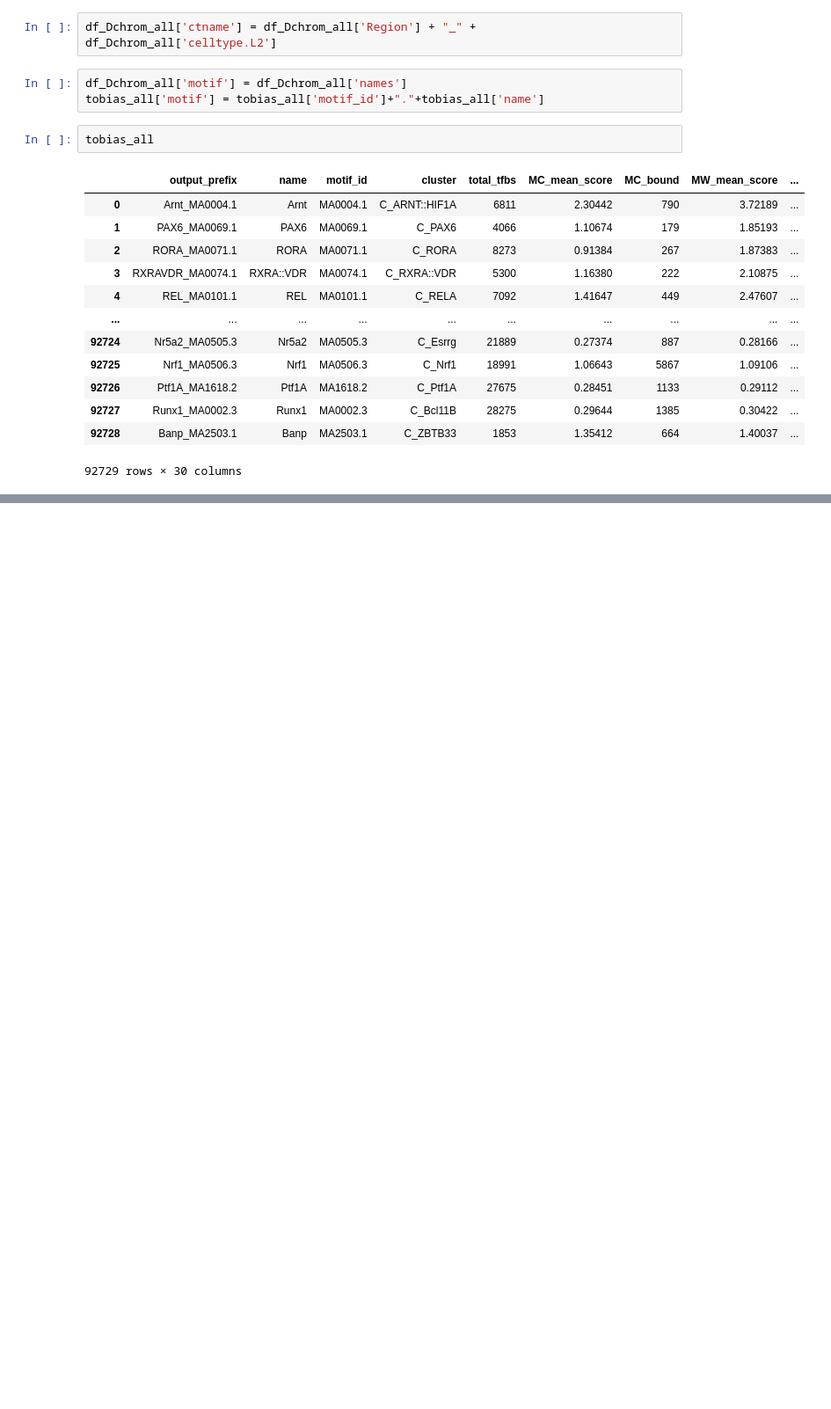
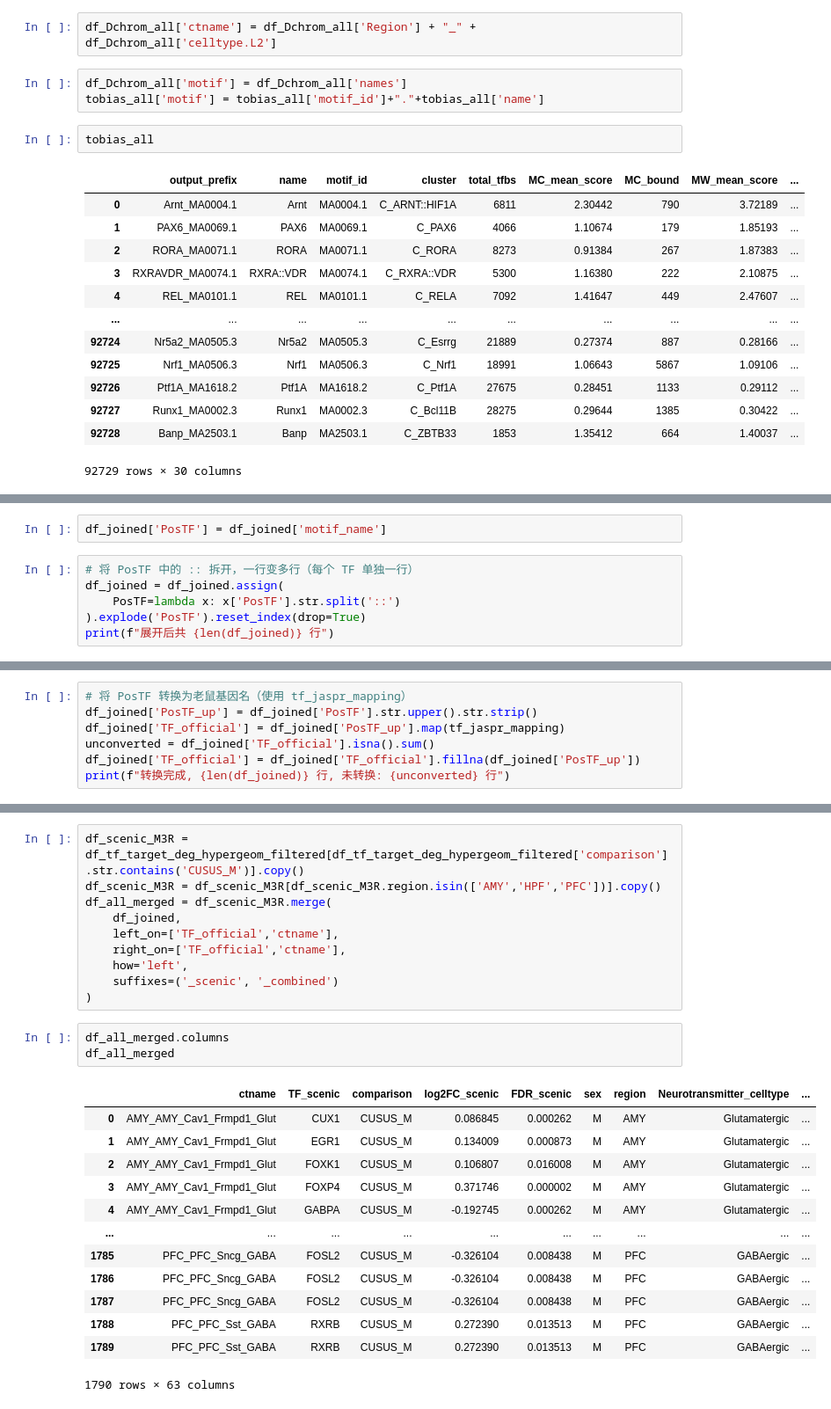
Before and after one commit to juychen/scmmd, a Jupyter notebook: 16smTFtable.ipynb, the cells around one changed output, grey strips where cells are left out. Shown at 88% size. Drawn from its saved outputs; the diff is of its cells as text; blank space fills up the shorter version.

```diff
--- a/16smTFtable.ipynb
+++ b/16smTFtable.ipynb
@@ -327,0 +418,8 @@ tobias_all
+# %%
+df_joined['PosTF'] = df_joined['motif_name']
+# %%
+# 将 PosTF 中的 :: 拆开，一行变多行（每个 TF 单独一行）
+df_joined = df_joined.assign(
+    PosTF=lambda x: x['PosTF'].str.split('::')
+).explode('PosTF').reset_index(drop=True)
+print(f"展开后共 {len(df_joined)} 行")
@@ -327,0 +440,7 @@ tobias_all
+# %%
+# 将 PosTF 转换为老鼠基因名（使用 tf_jaspr_mapping）
+df_joined['PosTF_up'] = df_joined['PosTF'].str.upper().str.strip()
+df_joined['TF_official'] = df_joined['PosTF_up'].map(tf_jaspr_mapping)
+unconverted = df_joined['TF_official'].isna().sum()
+df_joined['TF_official'] = df_joined['TF_official'].fillna(df_joined['PosTF_up'])
+print(f"转换完成, {len(df_joined)} 行, 未转换: {unconverted} 行")
@@ -327,0 +465,27 @@ tobias_all
+# %%
+df_scenic_M3R = df_tf_target_deg_hypergeom_filtered[df_tf_target_deg_hypergeom_filtered['comparison'].str.contains('CUSUS_M')].copy()
+df_scenic_M3R = df_scenic_M3R[df_scenic_M3R.region.isin(['AMY','HPF','PFC'])].copy()
+df_all_merged = df_scenic_M3R.merge(
+    df_joined,
+    left_on=['TF_official','ctname'],
+    right_on=['TF_official','ctname'],
+    how='left',
+    suffixes=('_scenic', '_combined')
+)
+# %%
+df_all_merged.columns
+df_all_merged
+# %% [output]
+|  | ctname | TF_scenic | comparison | log2FC_scenic | FDR_scenic | sex | region | Neurotransmitter_celltype | ... |
+| 0 | AMY_AMY_Cav1_Frmpd1_Glut | CUX1 | CUSUS_M | 0.086845 | 0.000262 | M | AMY | Glutamatergic | ... |
+| 1 | AMY_AMY_Cav1_Frmpd1_Glut | EGR1 | CUSUS_M | 0.134009 | 0.000873 | M | AMY | Glutamatergic | ... |
+| 2 | AMY_AMY_Cav1_Frmpd1_Glut | FOXK1 | CUSUS_M | 0.106807 | 0.016008 | M | AMY | Glutamatergic | ... |
+| 3 | AMY_AMY_Cav1_Frmpd1_Glut | FOXP4 | CUSUS_M | 0.371746 | 0.000002 | M | AMY | Glutamatergic | ... |
+| 4 | AMY_AMY_Cav1_Frmpd1_Glut | GABPA | CUSUS_M | -0.192745 | 0.000262 | M | AMY | Glutamatergic | ... |
+| ... | ... | ... | ... | ... | ... | ... | ... | ... | ... |
+| 1785 | PFC_PFC_Sncg_GABA | FOSL2 | CUSUS_M | -0.326104 | 0.008438 | M | PFC | GABAergic | ... |
+| 1786 | PFC_PFC_Sncg_GABA | FOSL2 | CUSUS_M | -0.326104 | 0.008438 | M | PFC | GABAergic | ... |
+| 1787 | PFC_PFC_Sncg_GABA | FOSL2 | CUSUS_M | -0.326104 | 0.008438 | M | PFC | GABAergic | ... |
+| 1788 | PFC_PFC_Sst_GABA | RXRB | CUSUS_M | 0.272390 | 0.013513 | M | PFC | GABAergic | ... |
+| 1789 | PFC_PFC_Sst_GABA | RXRB | CUSUS_M | 0.272390 | 0.013513 | M | PFC | GABAergic | ... |
+1790 rows × 63 columns
```
Also changed, not shown: parts of 32 cells of this notebook.
